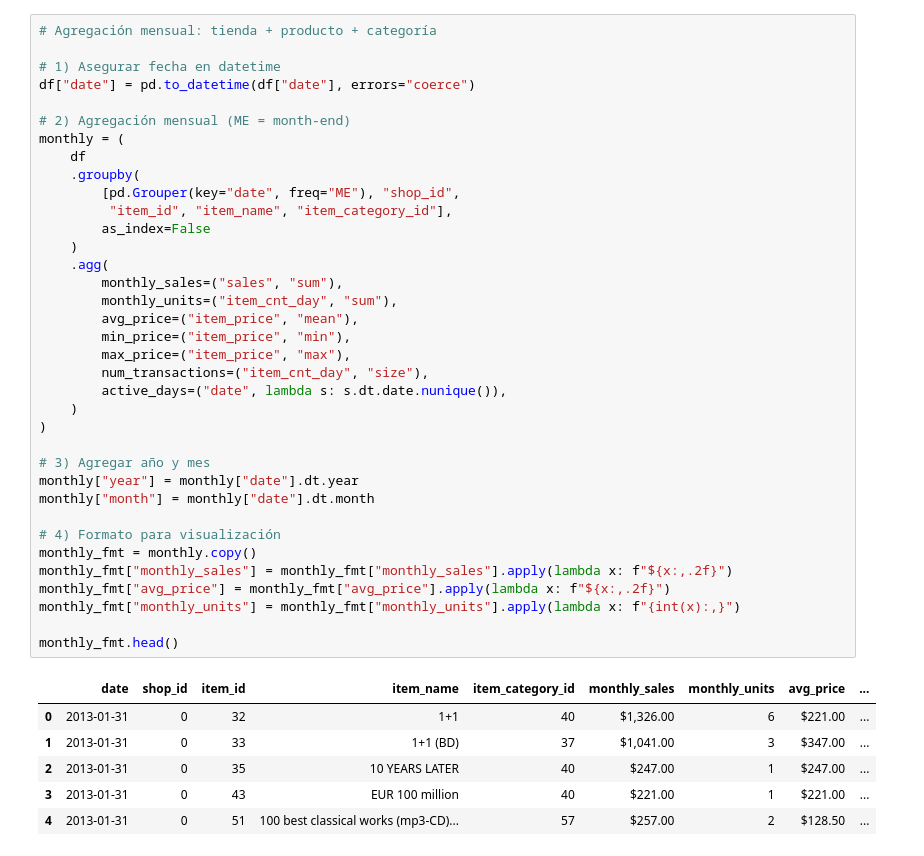
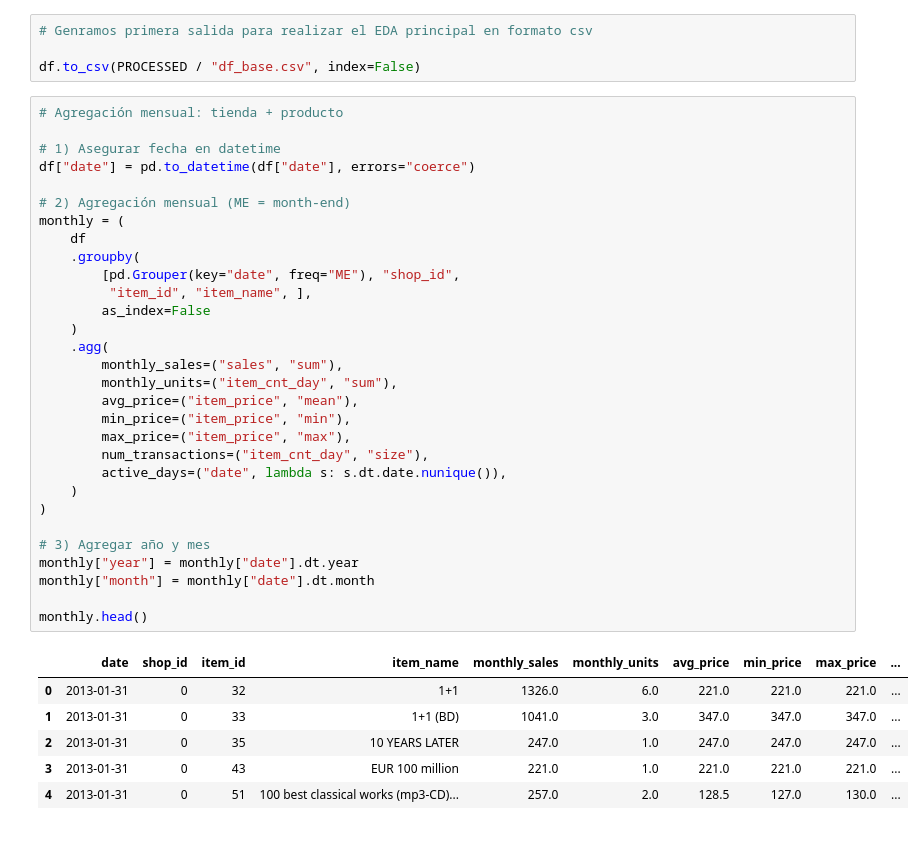
Before and after one commit to gustavopardoitam/metodos-gran-escala, a Jupyter notebook: tareas/tarea-01/etl_01_download.ipynb, the cells around one changed output. Cells and saved outputs as stored; diff of their text form.

```diff
--- a/tareas/tarea-01/etl_01_download.ipynb
+++ b/tareas/tarea-01/etl_01_download.ipynb
@@ -117,44 +148,42 @@ total_general.head()
+# %%
+# Genramos primera salida para realizar el EDA principal en formato csv
+
+df.to_csv(PROCESSED / "df_base.csv", index=False)
 # %%
-# Agregación mensual: tienda + producto + categoría
+# Agregación mensual: tienda + producto
 
 # 1) Asegurar fecha en datetime
 df["date"] = pd.to_datetime(df["date"], errors="coerce")
 
 # 2) Agregación mensual (ME = month-end)
 monthly = (
     df
     .groupby(
         [pd.Grouper(key="date", freq="ME"), "shop_id",
-         "item_id", "item_name", "item_category_id"],
+         "item_id", "item_name", ],
         as_index=False
     )
     .agg(
         monthly_sales=("sales", "sum"),
         monthly_units=("item_cnt_day", "sum"),
         avg_price=("item_price", "mean"),
         min_price=("item_price", "min"),
         max_price=("item_price", "max"),
         num_transactions=("item_cnt_day", "size"),
         active_days=("date", lambda s: s.dt.date.nunique()),
     )
 )
 
 # 3) Agregar año y mes
 monthly["year"] = monthly["date"].dt.year
 monthly["month"] = monthly["date"].dt.month
 
-# 4) Formato para visualización
-monthly_fmt = monthly.copy()
-monthly_fmt["monthly_sales"] = monthly_fmt["monthly_sales"].apply(lambda x: f"${x:,.2f}")
-monthly_fmt["avg_price"] = monthly_fmt["avg_price"].apply(lambda x: f"${x:,.2f}")
-monthly_fmt["monthly_units"] = monthly_fmt["monthly_units"].apply(lambda x: f"{int(x):,}")
-
-monthly_fmt.head()
+monthly.head()
 # %% [output]
-|  | date | shop_id | item_id | item_name | item_category_id | monthly_sales | monthly_units | avg_price | ... |
-| 0 | 2013-01-31 | 0 | 32 | 1+1 | 40 | $1,326.00 | 6 | $221.00 | ... |
-| 1 | 2013-01-31 | 0 | 33 | 1+1 (BD) | 37 | $1,041.00 | 3 | $347.00 | ... |
-| 2 | 2013-01-31 | 0 | 35 | 10 YEARS LATER | 40 | $247.00 | 1 | $247.00 | ... |
-| 3 | 2013-01-31 | 0 | 43 | EUR 100 million | 40 | $221.00 | 1 | $221.00 | ... |
-| 4 | 2013-01-31 | 0 | 51 | 100 best classical works (mp3-CD)... | 57 | $257.00 | 2 | $128.50 | ... |
+|  | date | shop_id | item_id | item_name | monthly_sales | monthly_units | avg_price | min_price | max_price | ... |
+| 0 | 2013-01-31 | 0 | 32 | 1+1 | 1326.0 | 6.0 | 221.0 | 221.0 | 221.0 | ... |
+| 1 | 2013-01-31 | 0 | 33 | 1+1 (BD) | 1041.0 | 3.0 | 347.0 | 347.0 | 347.0 | ... |
+| 2 | 2013-01-31 | 0 | 35 | 10 YEARS LATER | 247.0 | 1.0 | 247.0 | 247.0 | 247.0 | ... |
+| 3 | 2013-01-31 | 0 | 43 | EUR 100 million | 221.0 | 1.0 | 221.0 | 221.0 | 221.0 | ... |
+| 4 | 2013-01-31 | 0 | 51 | 100 best classical works (mp3-CD)... | 257.0 | 2.0 | 128.5 | 127.0 | 130.0 | ... |
 # %%
```
Also changed, not shown: parts of 10 cells of this notebook.
